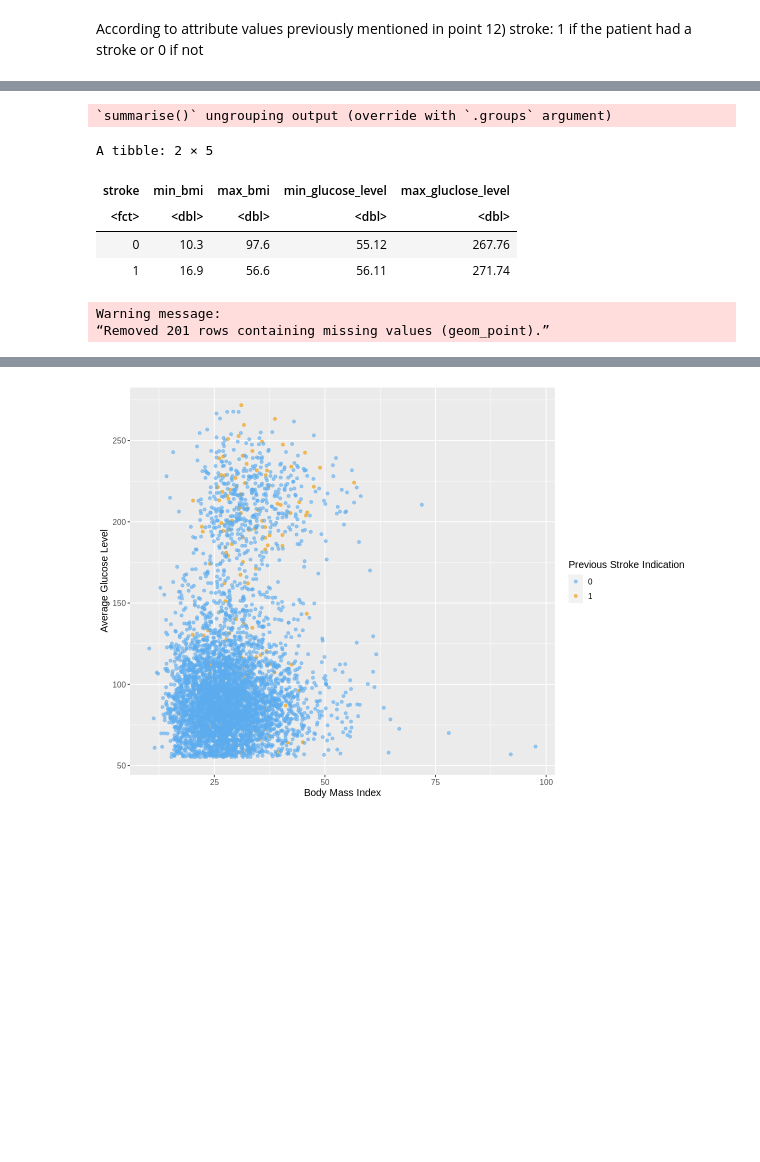
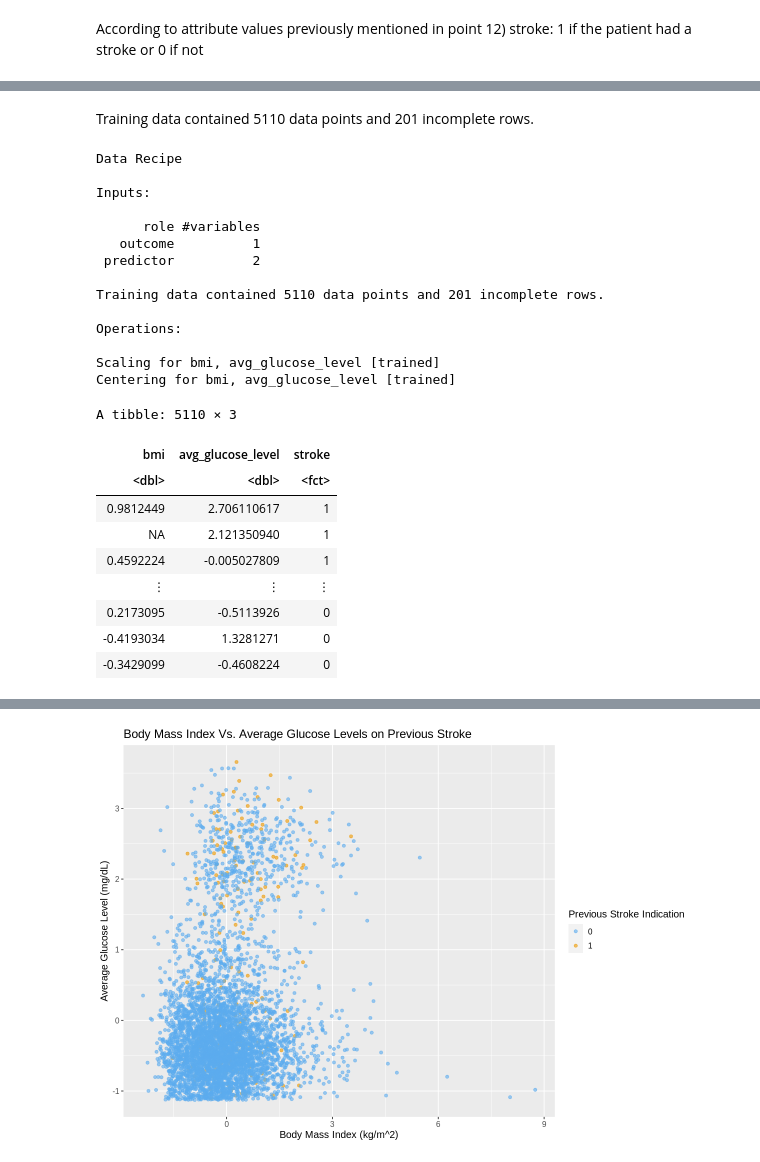
Before and after one commit to jordanjzhao/data-science-stroke-prediction, a Jupyter notebook: project_proposal.ipynb, the cells around one changed output, grey strips where cells are left out. Saved outputs shown, nothing was run; the diff lists cells and outputs as text; code cells hidden in the pictures; blank space fills up the shorter version.

Commit message:
Completetion of project proposal for review
Compiled all required data

```diff
--- a/project_proposal.ipynb
+++ b/project_proposal.ipynb
@@ -153,32 +167,54 @@ A tibble: 2 × 3
-# %%
-# Data means
-stroke_data_means <- stroke_data %>%
-    group_by(stroke) %>%
-    summarize(
-    min_bmi = min(bmi, na.rm = TRUE),
-    max_bmi = max(bmi, na.rm = TRUE),
-    min_glucose_level = min(avg_glucose_level),
-    max_gluclose_level = max(avg_glucose_level))
-stroke_data_means
-# %% [output]
-`summarise()` ungrouping output (override with `.groups` argument)
-A tibble: 2 × 5
-| stroke | min_bmi | max_bmi | min_glucose_level | max_gluclose_level |
-| <fct> | <dbl> | <dbl> | <dbl> | <dbl> |
-| 0 | 10.3 | 97.6 | 55.12 | 267.76 |
-| 1 | 16.9 | 56.6 | 56.11 | 271.74 |
+# %% [markdown]
+Training data contained 5110 data points and 201 incomplete rows.
 # %%
+#Exploratory Data: Visualization
 options(repr.plot.width = 8, repr.plot.width= 10)
-# Scatter plot visualization of the relationship between the ***VARIABLES OF INTEREST***
-# bmi and avg_glucose_level
-bmi_avg_gluc <- stroke_data %>%
+# unscaled data for scaling
+unscaled_stroke_data <- stroke_data %>%
+    select(stroke, bmi, avg_glucose_level)
+# data recipe
+sd_recipe <- recipe(stroke ~ ., data = unscaled_stroke_data)
+# scale and center
+sd_recipe <- sd_recipe %>%
+    step_scale(all_predictors()) %>%
+    step_center(all_predictors()) %>%
+    prep()
+sd_recipe
+# scaled data
+scaled_stroke_data <- bake(sd_recipe, unscaled_stroke_data)
+scaled_stroke_data
+# data plot
+scaled_bmi_avg_gluc <- scaled_stroke_data %>%
     ggplot(aes(x = bmi, y = avg_glucose_level, color = stroke)) +
     geom_point(alpha = 0.6) +
-    labs(x = "Body Mass Index", y = "Average Glucose Level", color = "Previous Stroke Indication") +
+    ggtitle("Body Mass Index Vs. Average Glucose Levels on Previous Stroke") +
+    labs(x = "Body Mass Index (kg/m^2)", y = "Average Glucose Level (mg/dL)", color = "Previous Stroke Indication") +
     scale_color_manual(labels = c(0, 1),
                        values = c("steelblue2", "orange2")) +
     theme(text = element_text(size = 12))
-bmi_avg_gluc
+scaled_bmi_avg_gluc
 # %% [output]
-Warning message:
-“Removed 201 rows containing missing values (geom_point).”
+Data Recipe
+
+Inputs:
+
+      role #variables
+   outcome          1
+ predictor          2
+
+Training data contained 5110 data points and 201 incomplete rows.
+
+Operations:
+
+Scaling for bmi, avg_glucose_level [trained]
+Centering for bmi, avg_glucose_level [trained]
+A tibble: 5110 × 3
+| bmi | avg_glucose_level | stroke |
+| <dbl> | <dbl> | <fct> |
+| 0.9812449 | 2.706110617 | 1 |
+| NA | 2.121350940 | 1 |
+| 0.4592224 | -0.005027809 | 1 |
+| ⋮ | ⋮ | ⋮ |
+| 0.2173095 | -0.5113926 | 0 |
+| -0.4193034 | 1.3281271 | 0 |
+| -0.3429099 | -0.4608224 | 0 |
@@ -185 +223 @@ Warning message:
-[figure, old version]
+[figure, new version]
```
Also changed, not shown: parts of 24 cells of this notebook.
